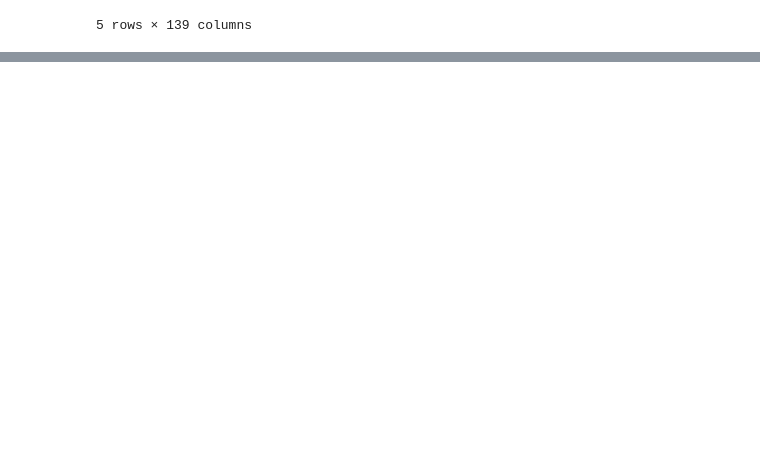
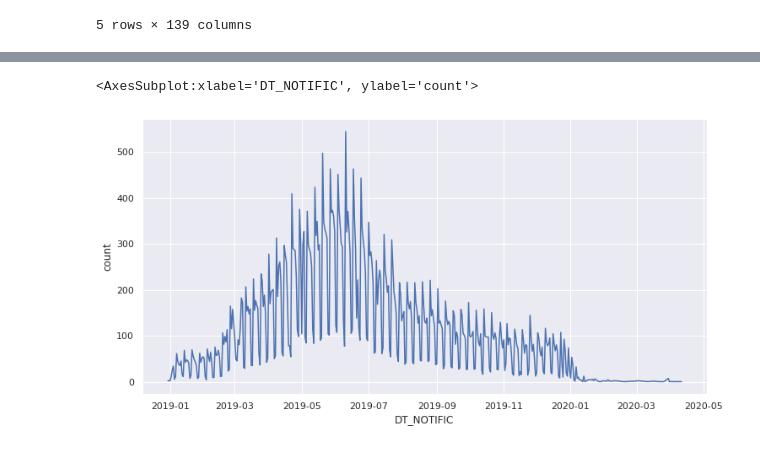
Before and after one commit to pierrepita/super-srag-ai-covid19-google-cidacs, a Jupyter notebook: 03-preprocessing-srag-2019-to-2021.ipynb, the cells around one changed output, grey strips where cells are left out. Drawn from its saved outputs; the diff is of its cells as text; code cells hidden in the pictures; blank space fills up the shorter version.

```diff
--- a/03-preprocessing-srag-2019-to-2021.ipynb
+++ b/03-preprocessing-srag-2019-to-2021.ipynb
@@ -51,0 +181,7 @@ srag_2019.limit(5).toPandas()
+# %%
+# how much cases for day
+daily_cases = srag_2019.select('DT_NOTIFIC').groupby('DT_NOTIFIC').count().orderBy('DT_NOTIFIC').toPandas()
+sns.lineplot(data=daily_cases, x="DT_NOTIFIC", y="count")
+# %% [output]
+<AxesSubplot:xlabel='DT_NOTIFIC', ylabel='count'>
+[figure, added]
```
Also changed, not shown: parts of 38 cells of this notebook.
